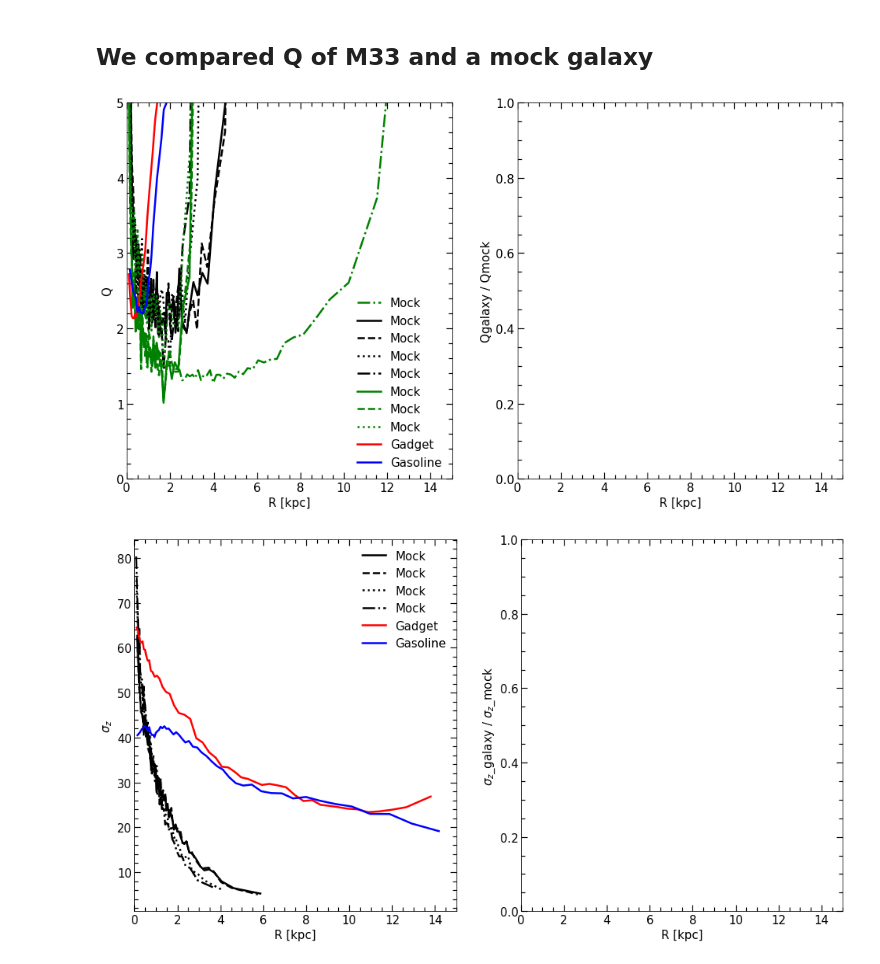
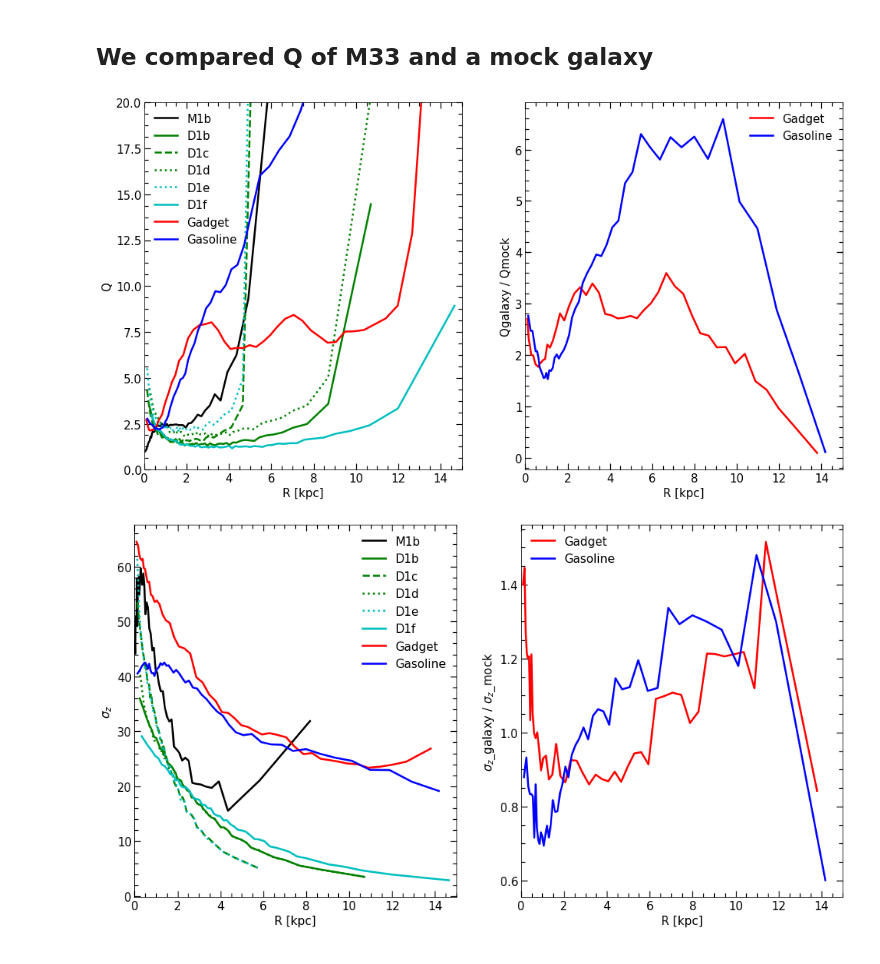
Before and after one commit to ornemarioni/Barras_GdGs, a Jupyter notebook: Barras_Gd/programs/Q_compared_test.ipynb, the cells around one changed output. Drawn from its saved outputs; the diff is of its cells as text; code cells hidden in the pictures.

```diff
--- a/Barras_Gd/programs/Q_compared_test.ipynb
+++ b/Barras_Gd/programs/Q_compared_test.ipynb
@@ -69,12 +82,12 @@ Mockd3d_kappa  = data[:,8]
 import numpy as np
 
 path = '/home/omarioni/Barras_GdGs/Barras_Gd/_data/Toomre/test/'
-data = np.loadtxt(path + 'Q_test_mockD3e.dat')
-Mockd3e_rbin   = data[:,0]
-Mockd3e_sigmaz = data[:,1]
-Mockd3e_sigmaR = data[:,2]
-Mockd3e_surden = data[:,4]
-Mockd3e_Vcirc  = data[:,5]
-Mockd3e_rvc    = data[:,6]
-Mockd3e_Q      = data[:,7]
-Mockd3e_kappa  = data[:,8]
+data = np.loadtxt(path + 'Q_test_mockD1f.dat')
+Mockd1f_rbin   = data[:,0]
+Mockd1f_sigmaz = data[:,1]
+Mockd1f_sigmaR = data[:,2]
+Mockd1f_surden = data[:,4]
+Mockd1f_Vcirc  = data[:,5]
+Mockd1f_rvc    = data[:,6]
+Mockd1f_Q      = data[:,7]
+Mockd1f_kappa  = data[:,8]
@@ -131,45 +131,44 @@ M33GS_kappa  = data[:,7]
 # %%
 import matplotlib.pyplot as plt
 
 fig, ax = plt.subplots(nrows=1, ncols=2, figsize=(16, 8))#,sharey=True
 #                        gridspec_kw = {'height_ratios':[3,1,3,1]}
 fig.subplots_adjust(bottom=0.12, left =0.16, right = 0.95, top = 0.95)
 
-ax[0].plot(Mockd1_rbin, Mockd1_Q,'-.', lw=2.5, color='g', label='Mock')
-ax[0].plot(Mockd3_rbin, Mockd3_Q,'-', lw=2.5, color='k', label='Mock')
-ax[0].plot(Mockd3b_rbin, Mockd3b_Q,'--', lw=2.5, color='k', label='Mock')
-ax[0].plot(Mockd3c_rbin, Mockd3c_Q,':', lw=2.5, color='k', label='Mock')
-ax[0].plot(Mockd3d_rbin, Mockd3d_Q,'-.', lw=2.5, color='k', label='Mock')
-ax[0].plot(Mockd3e_rbin, Mockd3e_Q,'-', lw=2.5, color='g', label='Mock')
-ax[0].plot(Mockd3f_rbin, Mockd3f_Q,'--', lw=2.5, color='g', label='Mock')
-ax[0].plot(Mockd3g_rbin, Mockd3g_Q,':', lw=2.5, color='g', label='Mock')
-ax[0].plot(M33GD_rbin, M33GD_Q,'-', lw=2.5, color='r', label= 'Gadget')
-ax[0].plot(M33GS_rbin, M33GS_Q,'-', lw=2.5, color='b', label= 'Gasoline')
-ax[0].set_ylim(0,5)
+ax[0].plot(MockM1b_rbin,  MockM1b_Q, '-', lw=2.5, color='k', label='M1b')
+ax[0].plot(Mockd1b_rbin,  Mockd1b_Q, '-', lw=2.5, color='g', label='D1b')
+ax[0].plot(Mockd1c_rbin, Mockd1c_Q,'--',lw=2.5, color='g', label='D1c')
+ax[0].plot(Mockd1d_rbin, Mockd1d_Q,':', lw=2.5, color='g', label='D1d')
+ax[0].plot(Mockd1e_rbin, Mockd1e_Q,':',lw=2.5, color='c', label='D1e')
+ax[0].plot(Mockd1f_rbin, Mockd1f_Q,'-', lw=2.5, color='c', label='D1f')
+# ax[0].plot(Mockd3f_rbin, Mockd3f_Q,'--',lw=2.5, color='c', label='D3f')
+# ax[0].plot(Mockd3g_rbin, Mockd3g_Q,':', lw=2.5, color='c', label='D3g')
+ax[0].plot(M33GD_rbin, M33GD_Q,    '-', lw=2.5, color='r', label= 'Gadget')
+ax[0].plot(M33GS_rbin, M33GS_Q,    '-', lw=2.5, color='b', label= 'Gasoline')
+ax[0].set_ylim(0,20)
 ax[0].minorticks_on()
 ax[0].tick_params( labelsize=15)
 ax[0].tick_params('both', length=5, width=1.2,which='minor', direction='in', right=True,top=True)
 ax[0].tick_params('both', length=8, width=1.2,which='major', direction='in', right=True,top=True)
 ax[0].set_ylabel('Q',fontsize=15)
 ax[0].set_xlabel('R [kpc]',fontsize=15)
 ax[0].set_xlim(0,15)
 ax[0].legend(frameon=False, fontsize=15)
 
-# ax[1].plot(M33GD_rbin, M33GD_Q/Mock_Q,'-', lw=2.5, color='r', label= 'Gadget')
-# ax[1].plot(M33GS_rbin, M33GS_Q/Mock_Q,'-', lw=2.5, color='b', label= 'Gasoline')
+ax[1].plot(M33GD_rbin, M33GD_Q/MockM1b_Q,'-', lw=2.5, color='r', label= 'Gadget')
+ax[1].plot(M33GS_rbin, M33GS_Q/MockM1b_Q,'-', lw=2.5, color='b', label= 'Gasoline')
 # ax[1].set_ylim(0,5)
 ax[1].minorticks_on()
 ax[1].tick_params( labelsize=15)
 ax[1].tick_params('both', length=5, width=1.2,which='minor', direction='in', right=True,top=True)
 ax[1].tick_params('both', length=8, width=1.2,which='major', direction='in', right=True,top=True)
 ax[1].set_ylabel('Qgalaxy / Qmock',fontsize=15)
 ax[1].set_xlabel('R [kpc]',fontsize=15)
 ax[1].set_xlim(0,15)
 ax[1].legend(frameon=False, fontsize=15)
-
 plt.show()
 # %% [output]
-[figure, old version]
+[figure, new version]
 # %%
 import matplotlib.pyplot as plt
 
@@ -177,10 +176,14 @@ fig, ax = plt.subplots(nrows=1, ncols=2, figsize=(16, 8))#,sharey=True
 #                        gridspec_kw = {'height_ratios':[3,1,3,1]}
 fig.subplots_adjust(bottom=0.12, left =0.16, right = 0.95, top = 0.95)
 
-ax[0].plot(Mockd3_rbin, Mockd3_sigmaz,'-', lw=2.5, color='k', label='Mock')
-ax[0].plot(Mockd3b_rbin, Mockd3b_sigmaz,'--', lw=2.5, color='k', label='Mock')
-ax[0].plot(Mockd3c_rbin, Mockd3c_sigmaz,':', lw=2.5, color='k', label='Mock')
-ax[0].plot(Mockd3g_rbin, Mockd3g_sigmaz,'-.', lw=2.5, color='k', label='Mock')
+ax[0].plot(MockM1b_rbin,  MockM1b_sigmaz, '-', lw=2.5, color='k', label='M1b')
+ax[0].plot(Mockd1b_rbin, Mockd1b_sigmaz, '-', lw=2.5, color='g', label='D1b')
+ax[0].plot(Mockd1c_rbin, Mockd1c_sigmaz,'--',lw=2.5, color='g', label='D1c')
+ax[0].plot(Mockd1d_rbin, Mockd1d_sigmaz,':', lw=2.5, color='g', label='D1d')
+ax[0].plot(Mockd1e_rbin, Mockd1e_sigmaz,':',lw=2.5, color='c', label='D1e')
+ax[0].plot(Mockd1f_rbin, Mockd1f_sigmaz,'-', lw=2.5, color='c', label='D1f')
+# ax[0].plot(Mockd3f_rbin, Mockd3f_sigmaz,'--',lw=2.5, color='c', label='D3f')
+# ax[0].plot(Mockd3g_rbin, Mockd3g_sigmaz,':', lw=2.5, color='c', label='D3g')
 ax[0].plot(M33GD_rbin, M33GD_sigmaz,'-', lw=2.5, color='r', label= 'Gadget')
 ax[0].plot(M33GS_rbin, M33GS_sigmaz,'-', lw=2.5, color='b', label= 'Gasoline')
 # ax[0].set_ylim(0,5)
@@ -193,8 +196,8 @@ ax[0].set_xlabel('R [kpc]',fontsize=15)
 ax[0].set_xlim(0,15)
 ax[0].legend(frameon=False, fontsize=15)
 
-# ax[1].plot(M33GD_rbin, M33GD_sigmaz/Mock_sigmaz,'-', lw=2.5, color='r', label= 'Gadget')
-# ax[1].plot(M33GS_rbin, M33GS_sigmaz/Mock_sigmaz,'-', lw=2.5, color='b', label= 'Gasoline')
+ax[1].plot(M33GD_rbin, M33GD_sigmaz/MockM1b_sigmaz,'-', lw=2.5, color='r', label= 'Gadget')
+ax[1].plot(M33GS_rbin, M33GS_sigmaz/MockM1b_sigmaz,'-', lw=2.5, color='b', label= 'Gasoline')
 # ax[1].set_ylim(0,5)
 ax[1].minorticks_on()
 ax[1].tick_params( labelsize=15)
@@ -207,7 +210,7 @@ ax[1].legend(frameon=False, fontsize=15)
 
 plt.show()
 # %% [output]
-[figure, old version]
+[figure, new version]
 # %%
 import matplotlib.pyplot as plt
 
```
Also changed, not shown: parts of 14 cells of this notebook, 3 other files.
